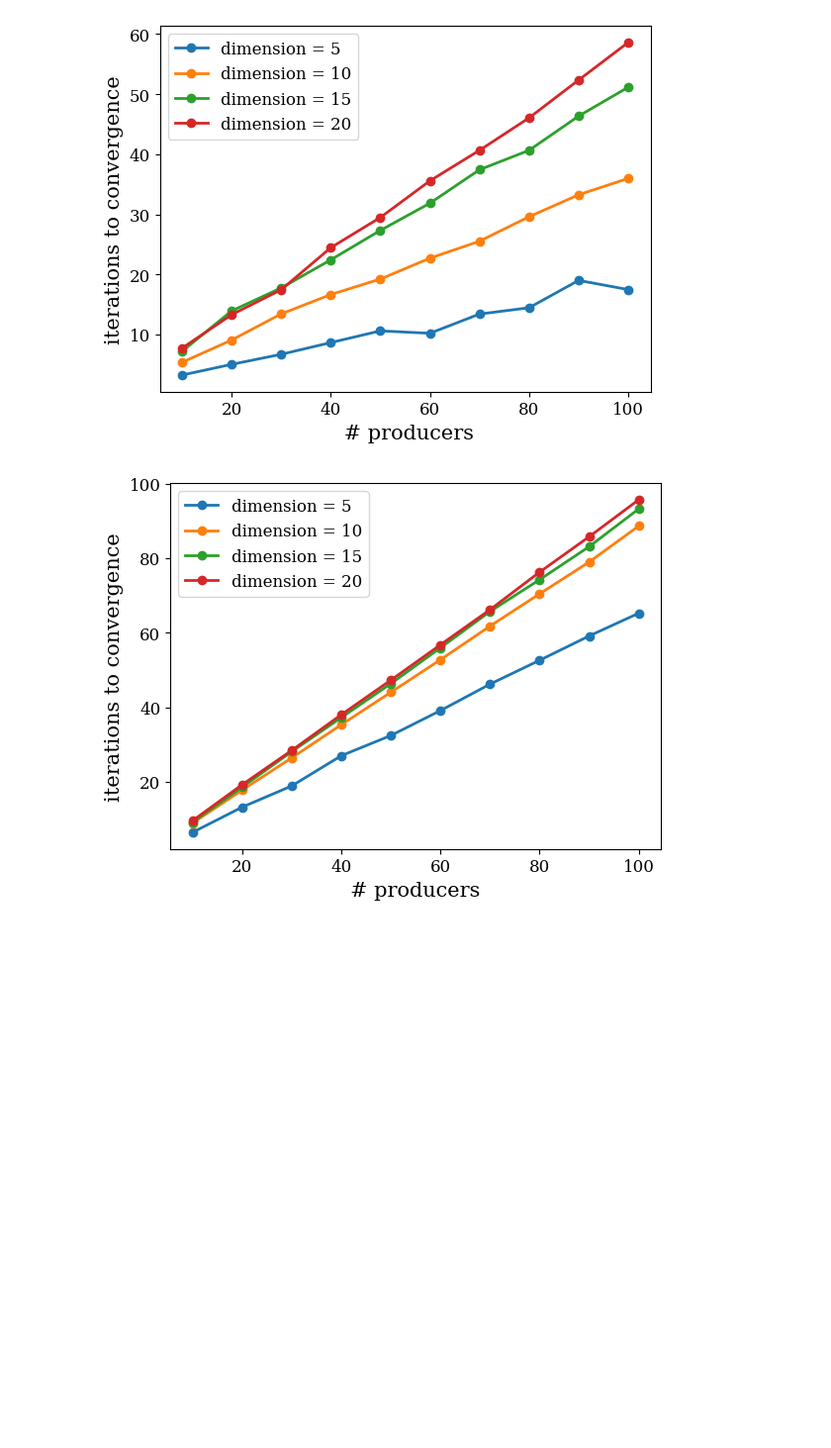
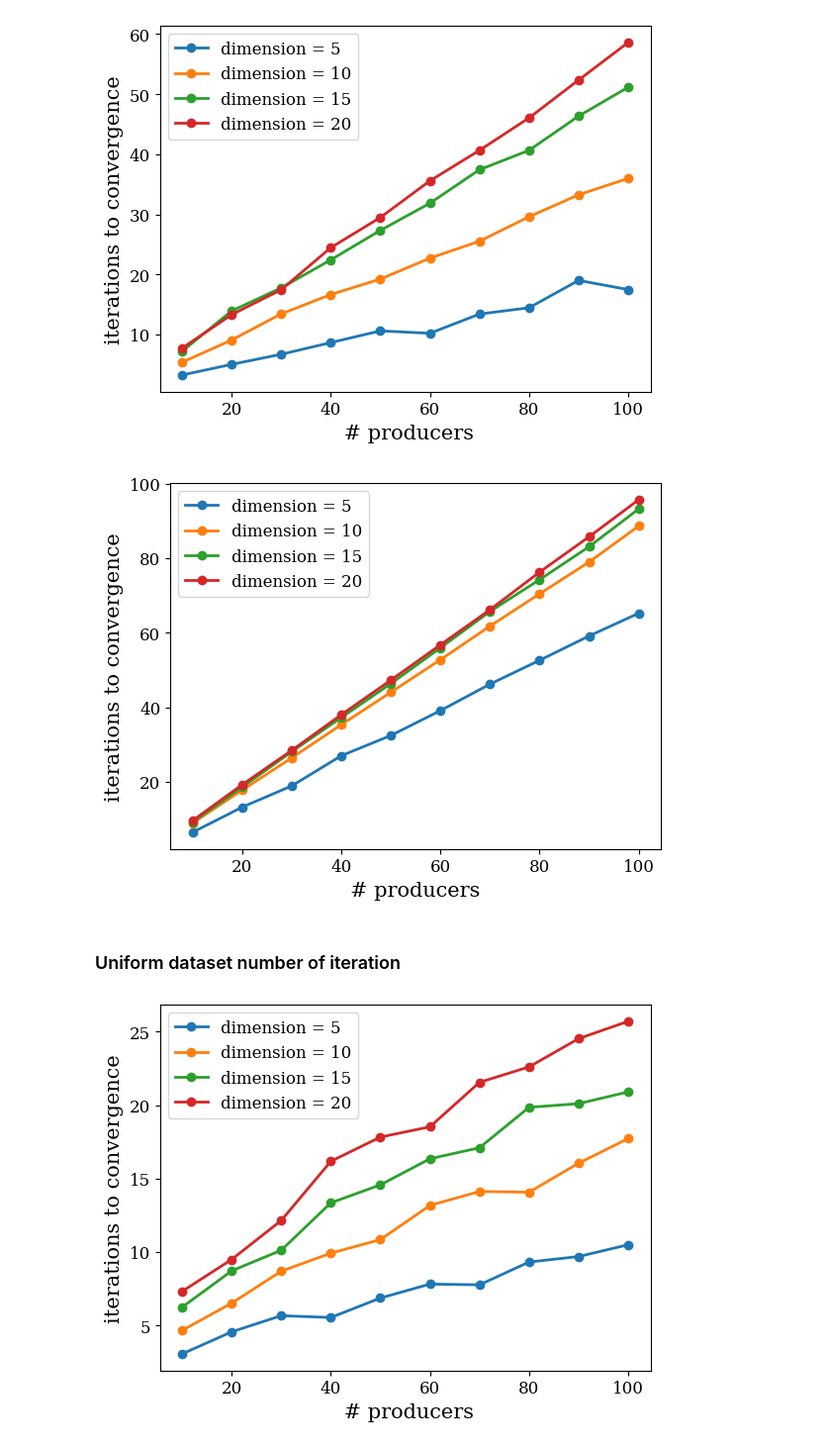
Before and after one commit to krishnacharya/recsys_eq, a Jupyter notebook: plots/plots_for_numiterations.ipynb, the cells around one changed output. Shown: that part at 99% size. Drawn from its saved outputs; the diff is of its cells as text; code cells hidden in the pictures; blank space fills up the shorter version.

Commit message:
adds plots for num iters BR for uniform and weighted

```diff
--- a/plots/plots_for_numiterations.ipynb
+++ b/plots/plots_for_numiterations.ipynb
@@ -113,2 +119,22 @@ plt.savefig('num_iter_softmax.pdf', bbox_inches='tight')
 # %% [output]
 [figure]
+# %% [markdown]
+### Uniform dataset number of iteration
+# %%
+df_lin_det = pd.read_csv('../csv_results/linear_detailed_40runs_uniform_seed17.csv')
+df_lin_agg = pd.read_csv('../csv_results/linear_aggr_40runs_uniform_seed17.csv')
+
+df_softmax_det = pd.read_csv('../csv_results/softmax_detailed_40runs_uniform_seed17.csv')
+df_softmax_agg = pd.read_csv('../csv_results/softmax_aggr_40runs_uniform_seed17.csv')
+# %%
+dims = df_lin_agg['dimension'].unique()
+plt.xlabel(' # producers')
+plt.ylabel('iterations to convergence') # linear pr
+for d in dims:
+  df_d_agg = df_lin_agg[df_lin_agg['dimension'] == d]
+  plt.plot(df_d_agg['num_prod'], df_d_agg['mean_iter_to_NE'], '-o', label = f'dimension = {d}')
+plt.legend(loc="upper left")
+
+plt.savefig('num_iter_linear_uniform_dataset.pdf', bbox_inches='tight')
+# %% [output]
+[figure, added]
```
Also changed, not shown: parts of 20 cells of this notebook.
